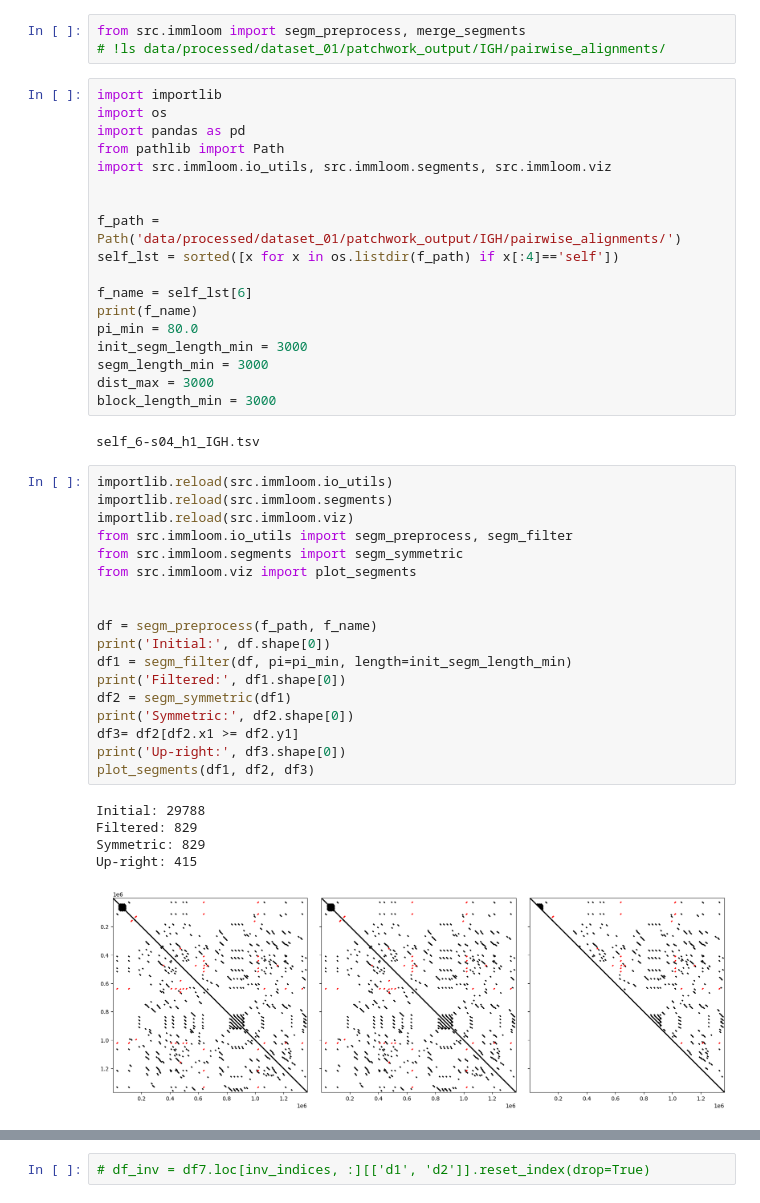
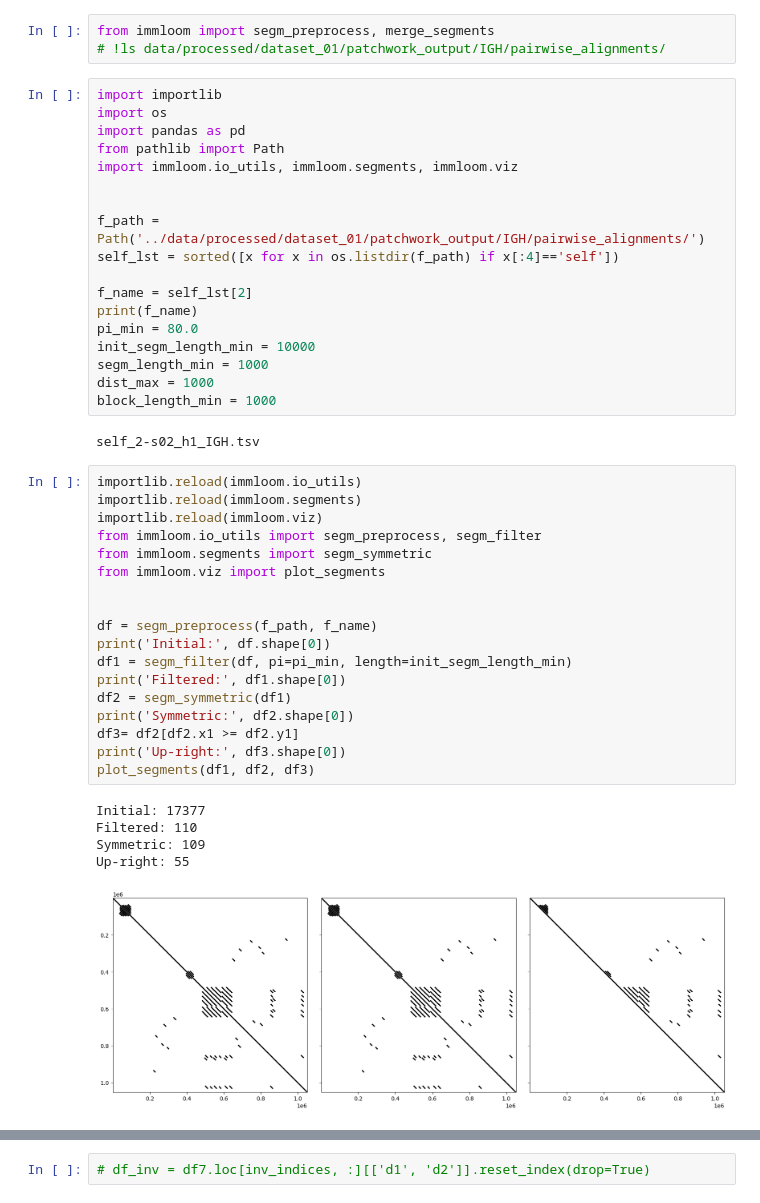
Before and after one commit to dashabalashova/ImmLoom, a Jupyter notebook: notebooks/immloom_self.ipynb, the cells around one changed output, grey strips where cells are left out. Saved outputs shown, nothing was run; the diff lists cells and outputs as text.

```diff
--- a/notebooks/immloom_self.ipynb
+++ b/notebooks/immloom_self.ipynb
@@ -1,48 +1,48 @@
 # %%
-from src.immloom import segm_preprocess, merge_segments
+from immloom import segm_preprocess, merge_segments
 # !ls data/processed/dataset_01/patchwork_output/IGH/pairwise_alignments/
 # %%
 import importlib
 import os
 import pandas as pd
 from pathlib import Path
-import src.immloom.io_utils, src.immloom.segments, src.immloom.viz
+import immloom.io_utils, immloom.segments, immloom.viz
 
 
-f_path = Path('data/processed/dataset_01/patchwork_output/IGH/pairwise_alignments/')
+f_path = Path('../data/processed/dataset_01/patchwork_output/IGH/pairwise_alignments/')
 self_lst = sorted([x for x in os.listdir(f_path) if x[:4]=='self'])
 
-f_name = self_lst[6]
+f_name = self_lst[2]
 print(f_name)
 pi_min = 80.0
-init_segm_length_min = 3000
-segm_length_min = 3000
-dist_max = 3000
-block_length_min = 3000
+init_segm_length_min = 10000
+segm_length_min = 1000
+dist_max = 1000
+block_length_min = 1000
 # %% [output]
-self_6-s04_h1_IGH.tsv
+self_2-s02_h1_IGH.tsv
 # %%
-importlib.reload(src.immloom.io_utils)
-importlib.reload(src.immloom.segments)
-importlib.reload(src.immloom.viz)
-from src.immloom.io_utils import segm_preprocess, segm_filter
-from src.immloom.segments import segm_symmetric
-from src.immloom.viz import plot_segments
+importlib.reload(immloom.io_utils)
+importlib.reload(immloom.segments)
+importlib.reload(immloom.viz)
+from immloom.io_utils import segm_preprocess, segm_filter
+from immloom.segments import segm_symmetric
+from immloom.viz import plot_segments
 
 
 df = segm_preprocess(f_path, f_name)
 print('Initial:', df.shape[0])
 df1 = segm_filter(df, pi=pi_min, length=init_segm_length_min)
 print('Filtered:', df1.shape[0])
 df2 = segm_symmetric(df1)
 print('Symmetric:', df2.shape[0])
 df3= df2[df2.x1 >= df2.y1]
 print('Up-right:', df3.shape[0])
 plot_segments(df1, df2, df3)
 # %% [output]
-Initial: 29788
-Filtered: 829
-Symmetric: 829
-Up-right: 415
+Initial: 17377
+Filtered: 110
+Symmetric: 109
+Up-right: 55
-[figure, old version]
+[figure, new version]
 # %%
```
Also changed, not shown: parts of 6 cells of this notebook.
